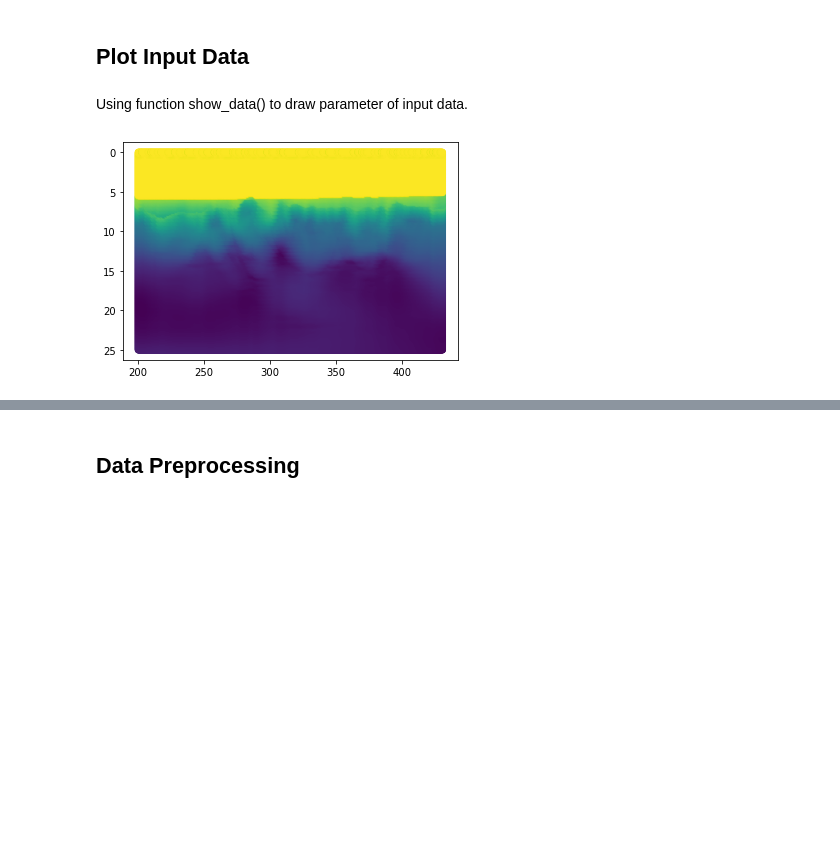
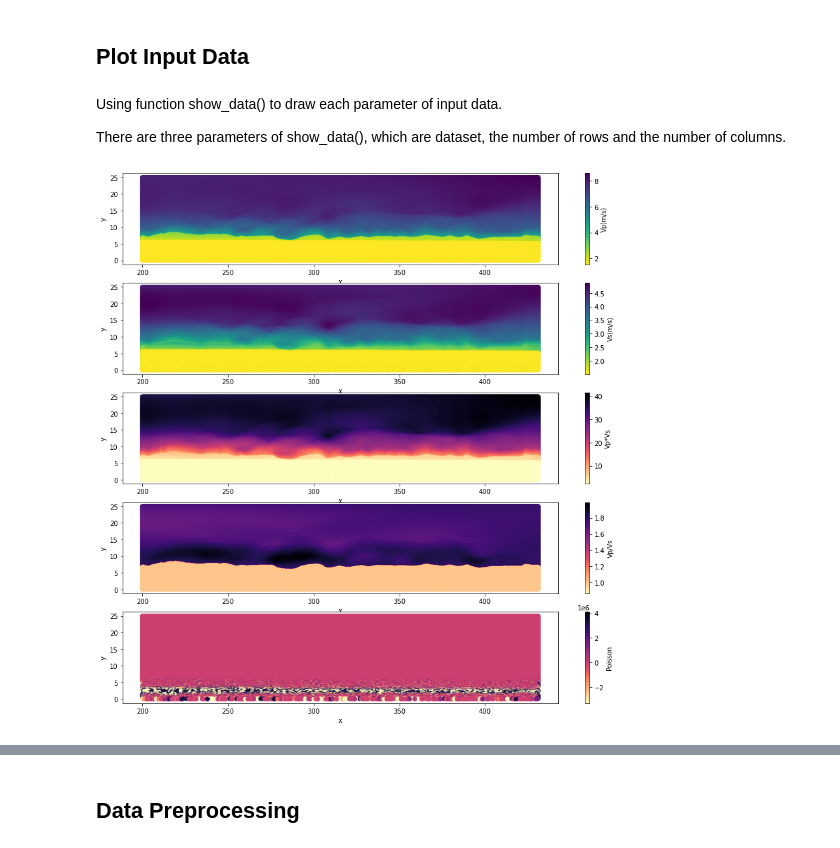
Before and after one commit to acse-yc220/finalProject, a Jupyter notebook: realData.ipynb, the cells around one changed output, grey strips where cells are left out. Cells and saved outputs as stored; diff of their text form; code cells hidden in the pictures; blank space fills up the shorter version.

```diff
--- a/realData.ipynb
+++ b/realData.ipynb
@@ -13,8 +21,10 @@ dataset = loadData(data)
 # %% [markdown]
 ## Plot Input Data
 # %% [markdown]
-Using function show_data() to draw parameter of input data.
+Using function show_data() to draw each parameter of input data.
+
+There are three parameters of show_data(), which are dataset, the number of rows and the number of columns.
-# %%
-show_data(dataset)
-# %% [output]
-[figure, removed]
+# %%
+showData(data,5,1)
+# %% [output]
+[figure, added]
```
Also changed, not shown: parts of 100 cells of this notebook.
